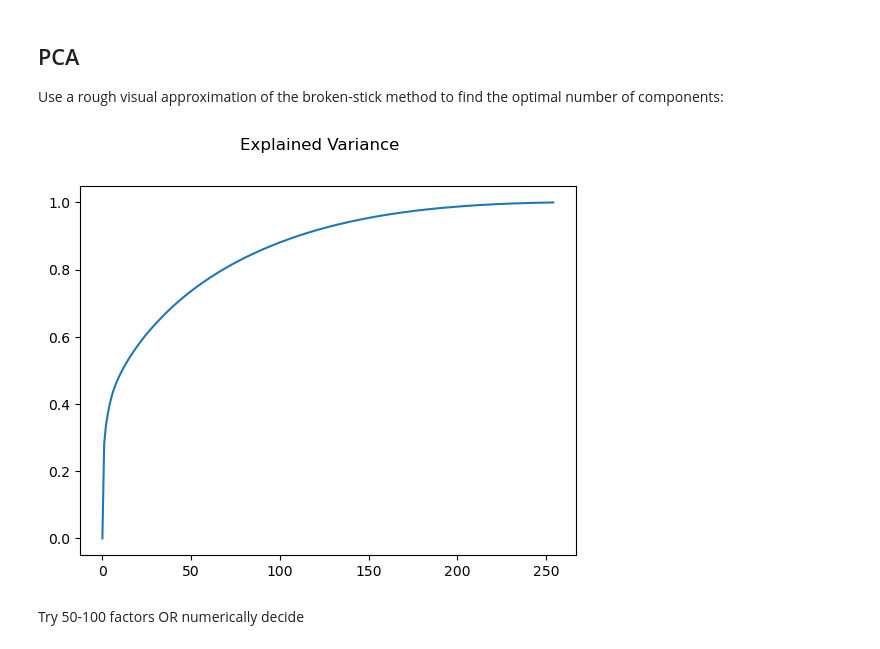
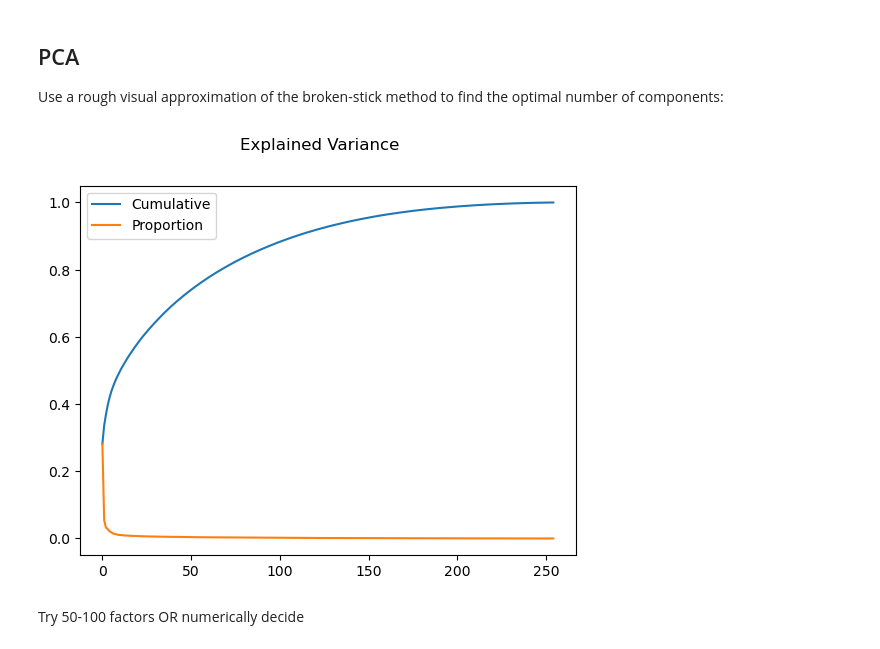
Before and after one commit to ALandon942/StockAutoencoder, a Jupyter notebook: SP500Autoencoder.ipynb, the cells around one changed output. Cells and saved outputs as stored; diff of their text form; code cells hidden in the pictures.

Commit message:
Select factors numerically + speed up PCA step

```diff
--- a/SP500Autoencoder.ipynb
+++ b/SP500Autoencoder.ipynb
@@ -119,18 +119,3 @@ If the goal were to actually make money on the stock market, it would be more re
 # %% [markdown]
 ## PCA
 Use a rough visual approximation of the broken-stick method to find the optimal number of components:
-# %%
-from sklearn.preprocessing import StandardScaler
-from sklearn.decomposition import PCA
-def pca_plot(df):
-    scaled = StandardScaler().fit_transform(df)
-    explained_variances = np.zeros(len(df.columns))
-    for i in range(0, len(explained_variances)):
-        pca = PCA(i)
-        pca.fit(scaled)
-        explained_variances[i] = sum(pca.explained_variance_ratio_)
-    plt.plot(explained_variances)
-plt.suptitle("Explained Variance")
-pca_plot(clean)
-# %% [output]
-[figure, removed]
@@ -137,2 +125,17 @@ pca_plot(clean)
+# %%
+def pca_plot(df):
+    max_components = len(df.columns)
+    scaled = StandardScaler().fit_transform(df)
+    explained_variances = np.zeros(max_components)
+    pca = PCA()
+    pca.fit(scaled)
+    plt.plot(np.cumsum(pca.explained_variance_ratio_), label='Cumulative')
+    plt.plot(pca.explained_variance_ratio_[:max_components], label='Proportion')
+    plt.suptitle('Explained Variance')
+    plt.legend()
+    return pca.explained_variance_ratio_ # for numeric selection
+eigenvalues = pca_plot(clean);
+# %% [output]
+[figure, added]
 # %% [markdown]
 Try 50-100 factors OR numerically decide
```
Also changed, not shown: parts of 12 cells of this notebook.
